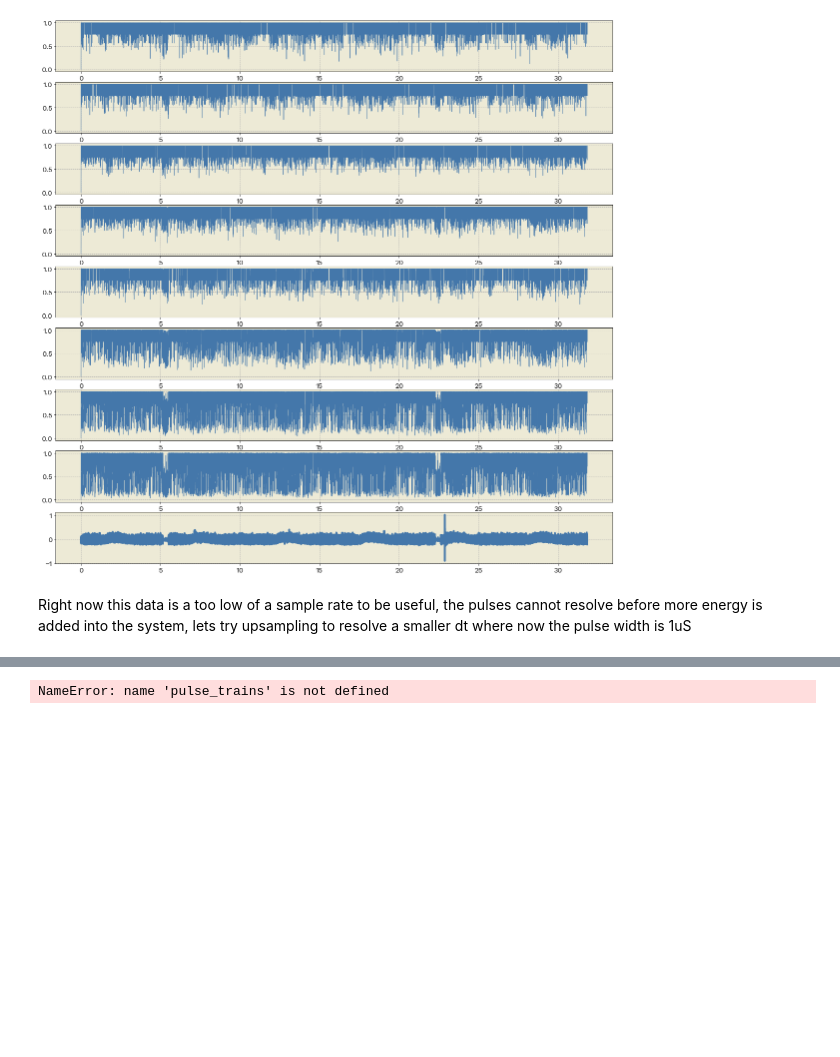
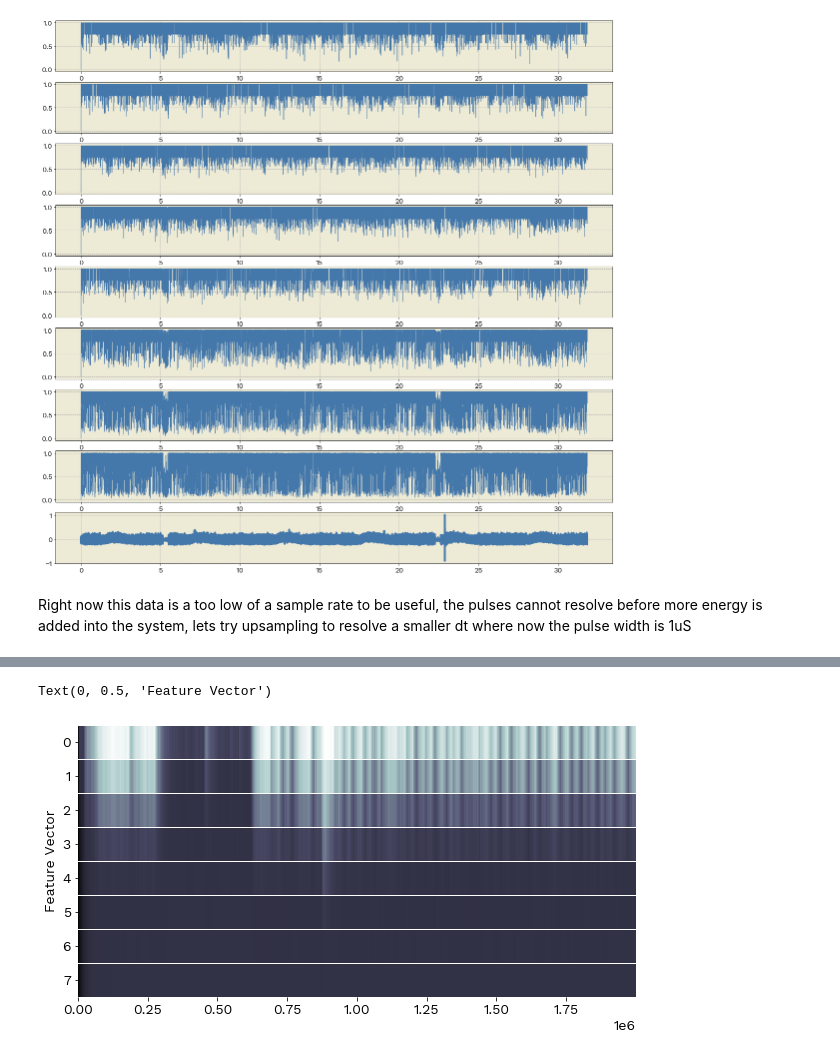
Before and after one commit to clocktop/feature_extractor_model, a Jupyter notebook: feature_extractor_model_exploration.ipynb, the cells around one changed output, grey strips where cells are left out. Cells and saved outputs as stored; diff of their text form; code cells hidden in the pictures; blank space fills up the shorter version.

Commit message:
still working on how to make this model feasible

```diff
--- a/feature_extractor_model_exploration.ipynb
+++ b/feature_extractor_model_exploration.ipynb
@@ -513,3 +513,8 @@ axs[8].plot(time_series,data_scaled)
 # %% [markdown]
 
 Right now this data is a too low of a sample rate to be useful, the pulses cannot resolve before more energy is added into the system, lets try upsampling to resolve a smaller dt where now the pulse width is 1uS
+# %%
+len(data_scaled)
+time_slice = time[(time>22) & (time <24)]
+
+(time>20) & (time <25)
@@ -516,2 +523,4 @@ Right now this data is a too low of a sample rate to be useful, the pulses canno
+# %%
+data_upsampled = signal.resample(data_scaled[(time>22) & (time <24)],len(time_slice)*250)
 # %%
 # %% [output]
@@ -519,2 +527,0 @@ Right now this data is a too low of a sample rate to be useful, the pulses canno
-# %%
-data_upsampled = signal.resample(data_scaled,len(time)*250)
@@ -542,4 +546,18 @@ NameError: name 'plt' is not defined
-# %%
-pulse_trains
-# %% [output]
-NameError: name 'pulse_trains' is not defined
+# %%
+edms = np.zeros((len(pulse_trains),len(pulse_trains[0])))
+for index, pulse_train in enumerate(pulse_trains):
+    edm = bt_ic_model.EDM(pulse_train=pulse_train,alpha=14)
+    edms[index,:] = edm
+# %%
+fig,ax = plt.subplots(figsize=[10,5])
+im = ax.imshow(edms,aspect='auto',interpolation='none',vmin=0,cmap="bone")
+ax.spines[:].set_visible(False)
+#ax.set_xticks(np.arange(edms.shape[1]+1)-.5, minor=True)
+ax.grid(False)
+ax.set_yticks(np.arange(edms.shape[0]+1)-.5, minor=True)
+ax.grid(which="minor", color="w", linestyle='-', linewidth=1)
+ax.tick_params(which="minor", bottom=False, left=False)
+ax.set_ylabel("Feature Vector")
+# %% [output]
+Text(0, 0.5, 'Feature Vector')
+[figure, added]
```
Also changed, not shown: parts of 7 cells of this notebook, 4 other files.
